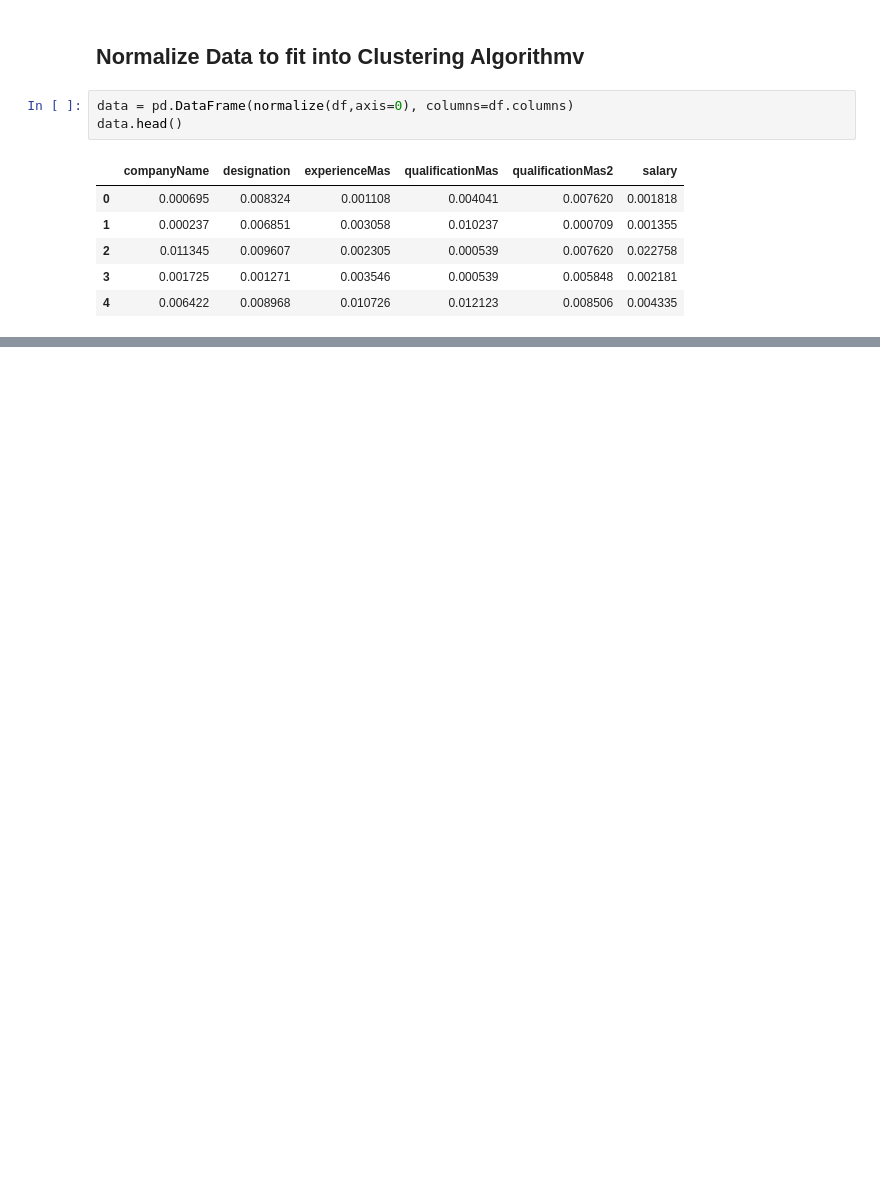
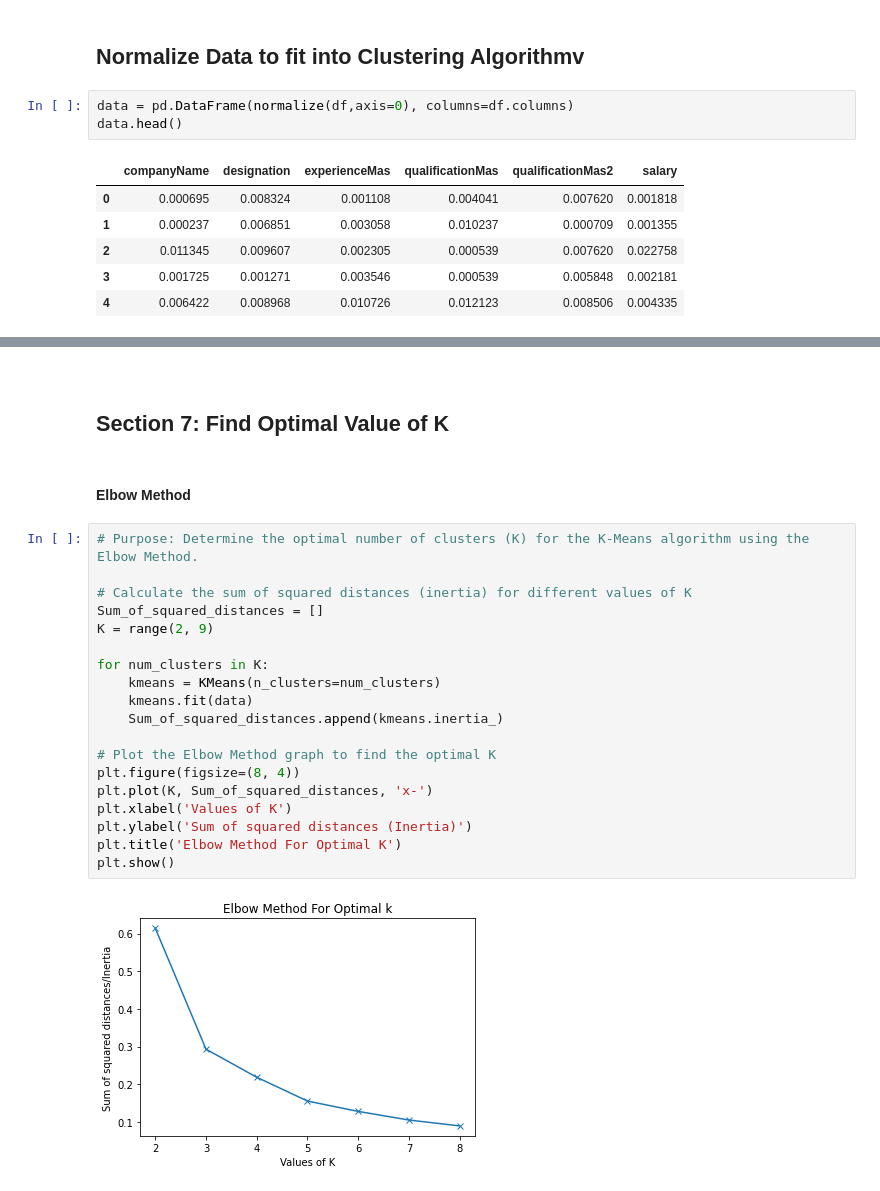
Before and after one commit to shubamsumbria/kmeans-clustering, a Jupyter notebook: code.ipynb, the cells around one changed output, grey strips where cells are left out. Cells and saved outputs as stored; diff of their text form; blank space fills up the shorter version.

```diff
--- a/code.ipynb
+++ b/code.ipynb
@@ -338,0 +279,27 @@ final.head()
+# %% [markdown]
+<a id="7"></a> <br>
+
+## Section 7: Find Optimal Value of K
+# %% [markdown]
+#### Elbow Method
+# %%
+# Purpose: Determine the optimal number of clusters (K) for the K-Means algorithm using the Elbow Method.
+
+# Calculate the sum of squared distances (inertia) for different values of K
+Sum_of_squared_distances = []
+K = range(2, 9)
+
+for num_clusters in K:
+    kmeans = KMeans(n_clusters=num_clusters)
+    kmeans.fit(data)
+    Sum_of_squared_distances.append(kmeans.inertia_)
+
+# Plot the Elbow Method graph to find the optimal K
+plt.figure(figsize=(8, 4))
+plt.plot(K, Sum_of_squared_distances, 'x-')
+plt.xlabel('Values of K')
+plt.ylabel('Sum of squared distances (Inertia)')
+plt.title('Elbow Method For Optimal K')
+plt.show()
+# %% [output]
+[figure, added]
```
Also changed, not shown: parts of 91 cells of this notebook.
